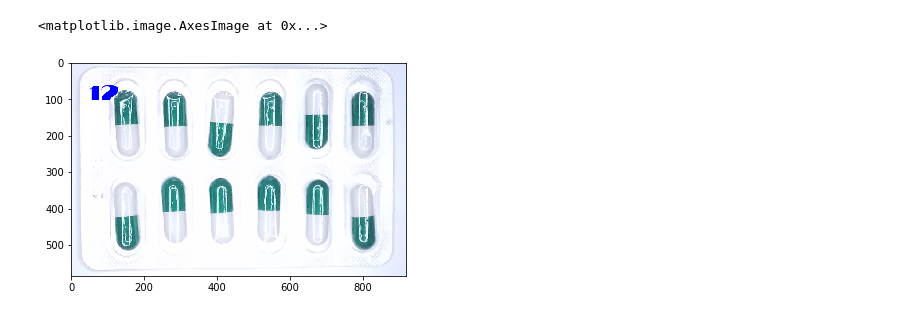
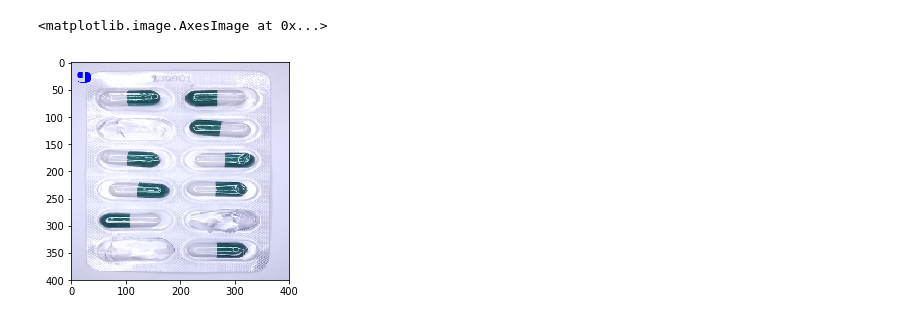
Before and after one commit to jorgehas/smart-defect-inspection, a Jupyter notebook: inspect.ipynb, the cells around one changed output. Saved outputs shown, nothing was run; the diff lists cells and outputs as text; code cells hidden in the pictures.

```diff
--- a/inspect.ipynb
+++ b/inspect.ipynb
@@ -74,18 +75,17 @@ Number of pills:  12
 # %%
 NumPills = str(len(PillsContours))
 # %%
-#cv2.putText(img,'OpenCV',(10,50), font, 4,(255,255,255),2,cv2.LINE_AA)
-font = cv2.FONT_HERSHEY_COMPLEX
+img = Image.open("14.jpg")
+#imgResized = cv2.resize(img, (0,0), fx=0.5, fy=0.5,interpolation = cv2.INTER_AREA)
 
-img = Image.open("9.jpg")
+img = img.resize((400, 400), Image.ANTIALIAS)
 
 draw = ImageDraw.Draw(img)
-# font = ImageFont.truetype(<font-file>, <font-size>)
-font = ImageFont.truetype("20db.otf",50)
+font = ImageFont.truetype("20db.otf",25)
 # draw.text((x, y),"Sample Text",(r,g,b))
-draw.text((50, 50),NumPills,(0,0,255),font=font)
+draw.text((10, 10),NumPills,(0,0,255),font=font)
 img.save('sample-out.jpg')
 plt.imshow(img)
 # %% [output]
 <matplotlib.image.AxesImage at 0x...>
-[figure, old version]
+[figure, new version]
```
Also changed, not shown: parts of 7 cells of this notebook, 3 other files.
